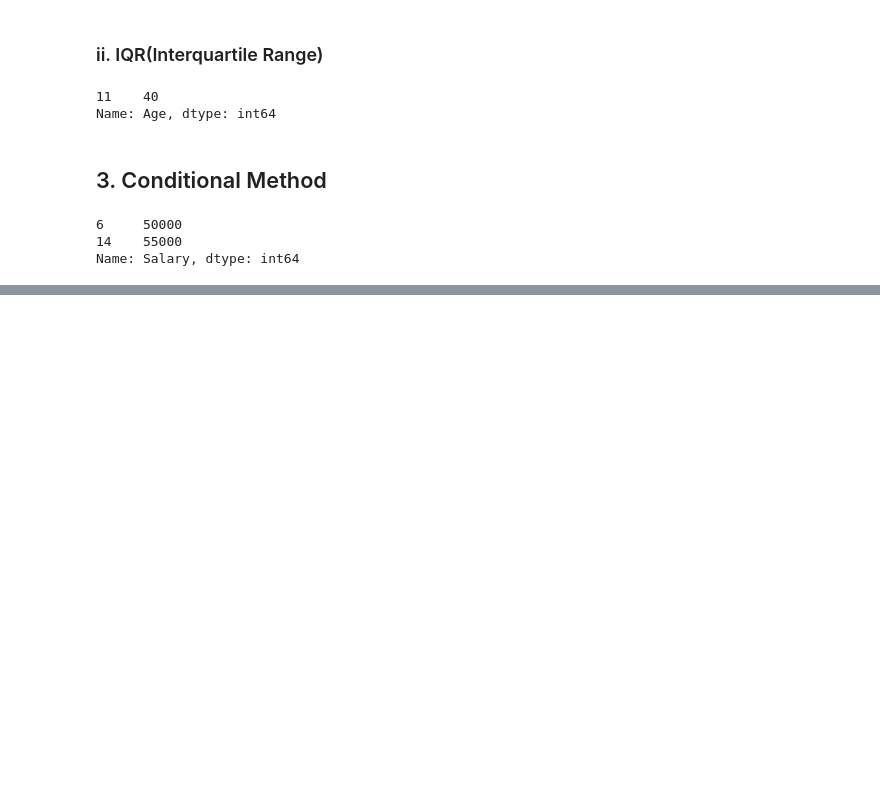
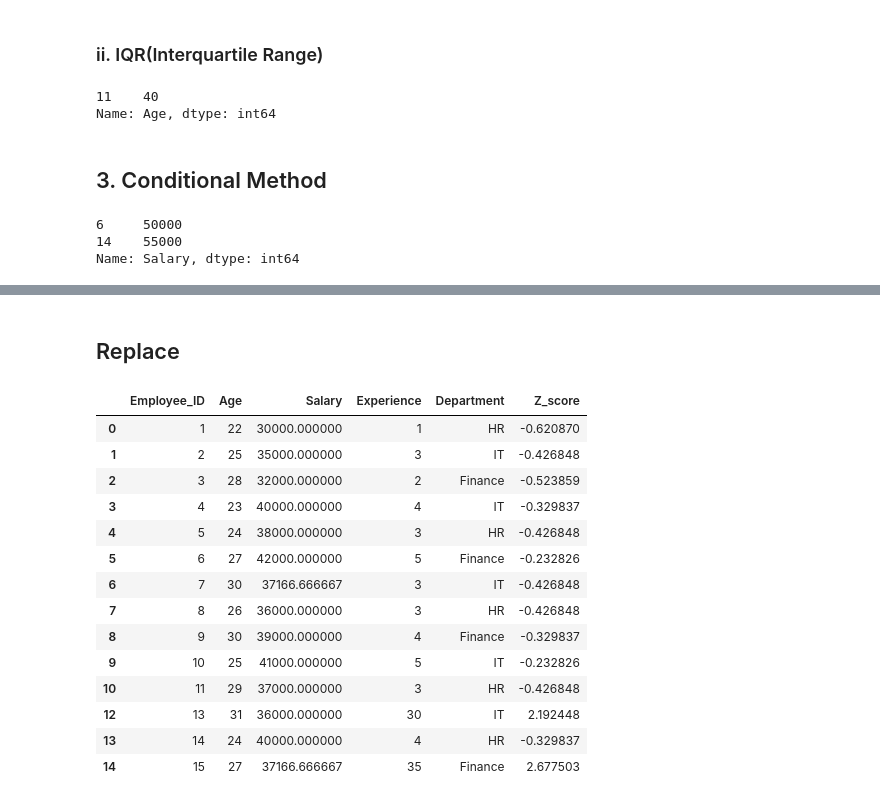
Before and after one commit to lukhi-laksh/Collage, a Jupyter notebook: Sem-1/Data Science/Collage Prectice/05_Outliers/Outliers.ipynb, the cells around one changed output, grey strips where cells are left out. Drawn from its saved outputs; the diff is of its cells as text; code cells hidden in the pictures; blank space fills up the shorter version.

```diff
--- a/Sem-1/Data Science/Collage Prectice/05_Outliers/Outliers.ipynb
+++ b/Sem-1/Data Science/Collage Prectice/05_Outliers/Outliers.ipynb
@@ -155,0 +184,22 @@ Name: Salary, dtype: int64
+# %% [markdown]
+## Replace
+# %%
+df['Salary'] = df['Salary'].astype(float)
+df.loc[out_cnd.index, 'Salary'] = df[df['Salary'] < 50000]['Salary'].mean()
+df
+# %% [output]
+|  | Employee_ID | Age | Salary | Experience | Department | Z_score |
+| 0 | 1 | 22 | 30000.000000 | 1 | HR | -0.620870 |
+| 1 | 2 | 25 | 35000.000000 | 3 | IT | -0.426848 |
+| 2 | 3 | 28 | 32000.000000 | 2 | Finance | -0.523859 |
+| 3 | 4 | 23 | 40000.000000 | 4 | IT | -0.329837 |
+| 4 | 5 | 24 | 38000.000000 | 3 | HR | -0.426848 |
+| 5 | 6 | 27 | 42000.000000 | 5 | Finance | -0.232826 |
+| 6 | 7 | 30 | 37166.666667 | 3 | IT | -0.426848 |
+| 7 | 8 | 26 | 36000.000000 | 3 | HR | -0.426848 |
+| 8 | 9 | 30 | 39000.000000 | 4 | Finance | -0.329837 |
+| 9 | 10 | 25 | 41000.000000 | 5 | IT | -0.232826 |
+| 10 | 11 | 29 | 37000.000000 | 3 | HR | -0.426848 |
+| 12 | 13 | 31 | 36000.000000 | 30 | IT | 2.192448 |
+| 13 | 14 | 24 | 40000.000000 | 4 | HR | -0.329837 |
+| 14 | 15 | 27 | 37166.666667 | 35 | Finance | 2.677503 |
```
Also changed, not shown: parts of 9 cells of this notebook.
